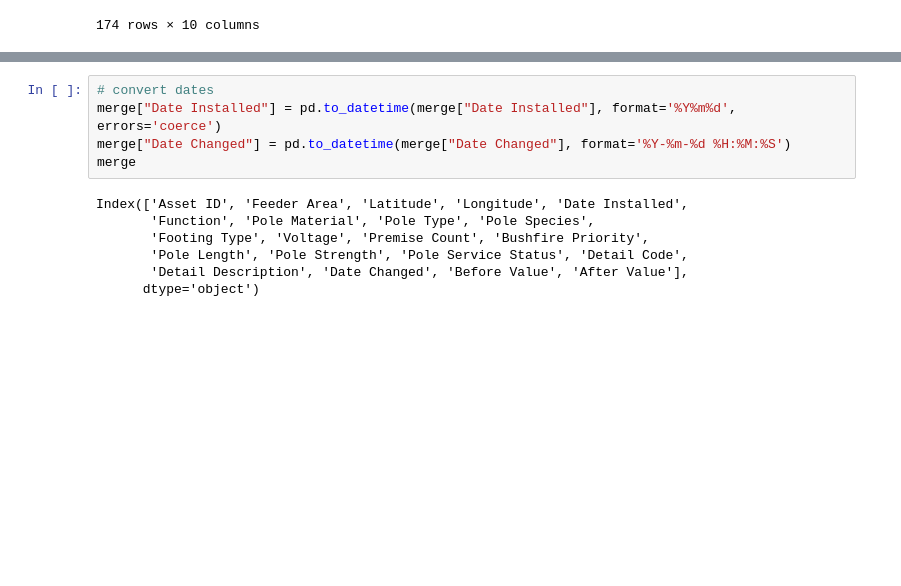
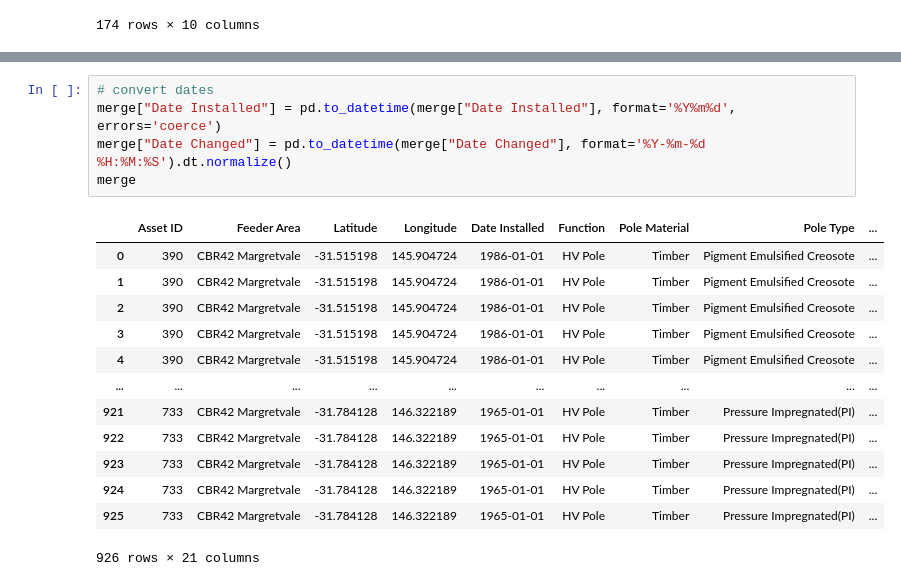
Before and after one commit to gavintreseder/pof, a Jupyter notebook: notebooks/illyse.ipynb, the cells around one changed output, grey strips where cells are left out. Saved outputs shown, nothing was run; the diff lists cells and outputs as text; blank space fills up the shorter version.

```diff
--- a/notebooks/illyse.ipynb
+++ b/notebooks/illyse.ipynb
@@ -95,12 +196,19 @@ merge_ih
 # %%
 # convert dates
 merge["Date Installed"] = pd.to_datetime(merge["Date Installed"], format='%Y%m%d', errors='coerce')
-merge["Date Changed"] = pd.to_datetime(merge["Date Changed"], format='%Y-%m-%d %H:%M:%S')
+merge["Date Changed"] = pd.to_datetime(merge["Date Changed"], format='%Y-%m-%d %H:%M:%S').dt.normalize()
 merge
 # %% [output]
+|  | Asset ID | Feeder Area | Latitude | Longitude | Date Installed | Function | Pole Material | Pole Type | ... |
+| 0 | 390 | CBR42 Margretvale | -31.515198 | 145.904724 | 1986-01-01 | HV Pole | Timber | Pigment Emulsified Creosote | ... |
+| 1 | 390 | CBR42 Margretvale | -31.515198 | 145.904724 | 1986-01-01 | HV Pole | Timber | Pigment Emulsified Creosote | ... |
+| 2 | 390 | CBR42 Margretvale | -31.515198 | 145.904724 | 1986-01-01 | HV Pole | Timber | Pigment Emulsified Creosote | ... |
+| 3 | 390 | CBR42 Margretvale | -31.515198 | 145.904724 | 1986-01-01 | HV Pole | Timber | Pigment Emulsified Creosote | ... |
+| 4 | 390 | CBR42 Margretvale | -31.515198 | 145.904724 | 1986-01-01 | HV Pole | Timber | Pigment Emulsified Creosote | ... |
+| ... | ... | ... | ... | ... | ... | ... | ... | ... | ... |
+| 921 | 733 | CBR42 Margretvale | -31.784128 | 146.322189 | 1965-01-01 | HV Pole | Timber | Pressure Impregnated(PI) | ... |
+| 922 | 733 | CBR42 Margretvale | -31.784128 | 146.322189 | 1965-01-01 | HV Pole | Timber | Pressure Impregnated(PI) | ... |
+| 923 | 733 | CBR42 Margretvale | -31.784128 | 146.322189 | 1965-01-01 | HV Pole | Timber | Pressure Impregnated(PI) | ... |
+| 924 | 733 | CBR42 Margretvale | -31.784128 | 146.322189 | 1965-01-01 | HV Pole | Timber | Pressure Impregnated(PI) | ... |
+| 925 | 733 | CBR42 Margretvale | -31.784128 | 146.322189 | 1965-01-01 | HV Pole | Timber | Pressure Impregnated(PI) | ... |
-Index(['Asset ID', 'Feeder Area', 'Latitude', 'Longitude', 'Date Installed',
-       'Function', 'Pole Material', 'Pole Type', 'Pole Species',
-       'Footing Type', 'Voltage', 'Premise Count', 'Bushfire Priority',
-       'Pole Length', 'Pole Strength', 'Pole Service Status', 'Detail Code',
-       'Detail Description', 'Date Changed', 'Before Value', 'After Value'],
-      dtype='object')
+926 rows × 21 columns
```
Also changed, not shown: parts of 14 cells of this notebook, 3 other files.
